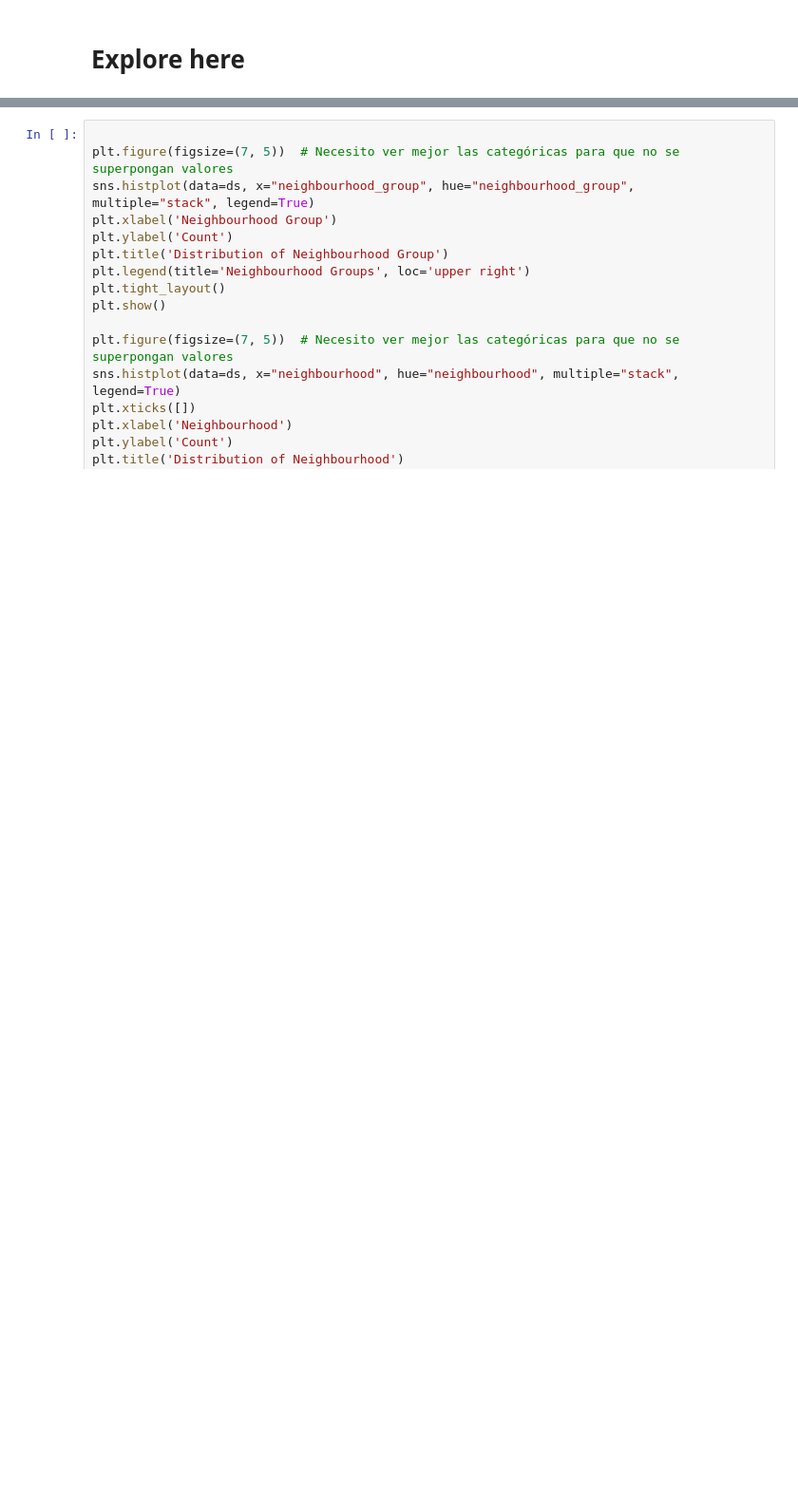
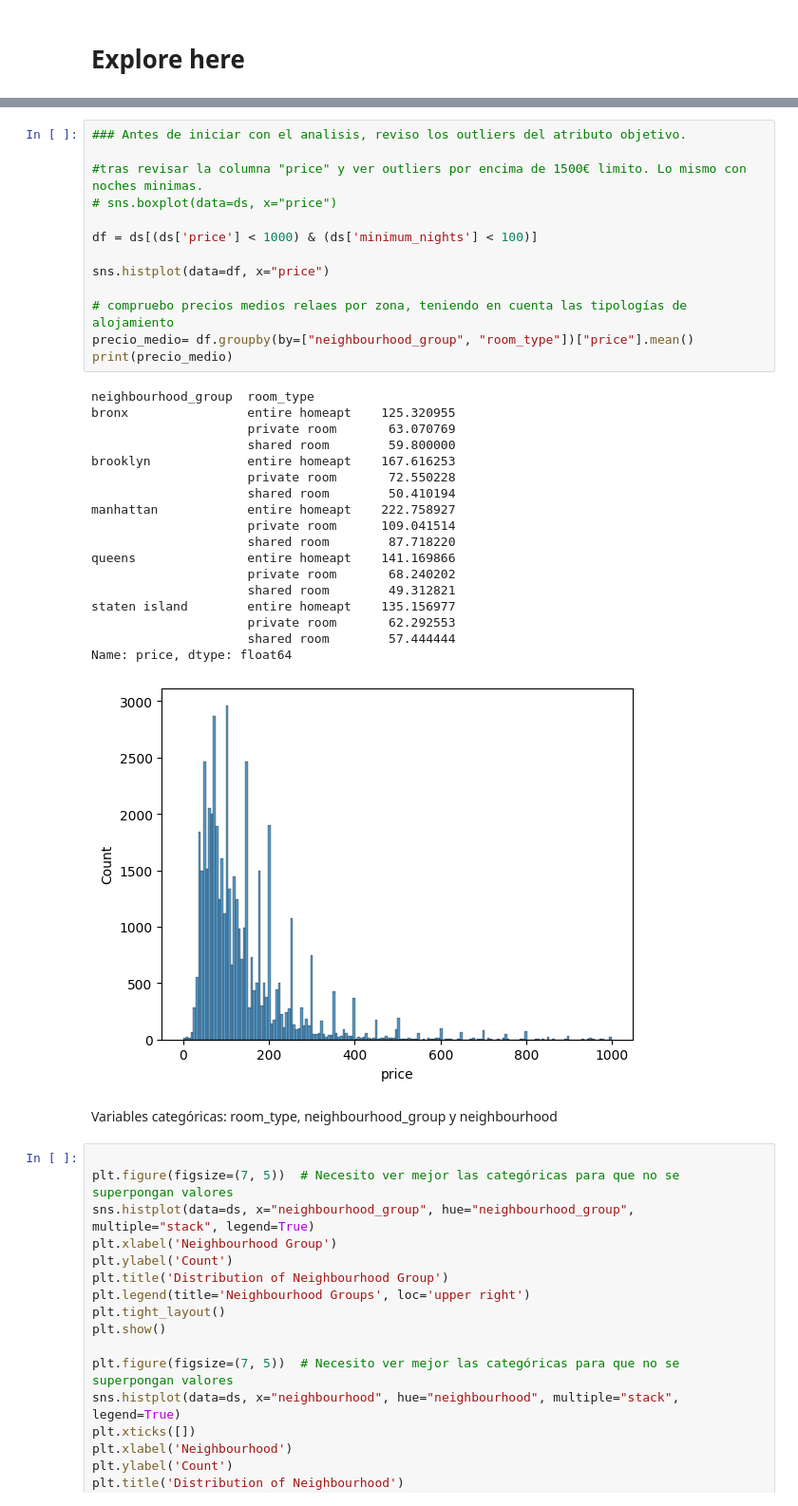
Before and after one commit to 4GeeksAcademy/Finarosalina_proyecto_EDA, a Jupyter notebook: src/explore.ipynb, the cells around one changed output, grey strips where cells are left out. Shown at 95% size. Cells and saved outputs as stored; diff of their text form; blank space fills up the shorter version.

```diff
--- a/src/explore.ipynb
+++ b/src/explore.ipynb
@@ -85,3 +65,37 @@ print(ds.head())
+# %%
+### Antes de iniciar con el analisis, reviso los outliers del atributo objetivo.
+
+#tras revisar la columna "price" y ver outliers por encima de 1500€ limito. Lo mismo con noches minimas.
+# sns.boxplot(data=ds, x="price")
+
+df = ds[(ds['price'] < 1000) & (ds['minimum_nights'] < 100)]
+
+sns.histplot(data=df, x="price")
+
+# compruebo precios medios relaes por zona, teniendo en cuenta las tipologías de alojamiento
+precio_medio= df.groupby(by=["neighbourhood_group", "room_type"])["price"].mean()
+print(precio_medio)
+# %% [output]
+neighbourhood_group  room_type
+bronx                entire homeapt    125.320955
+                     private room       63.070769
+                     shared room        59.800000
+brooklyn             entire homeapt    167.616253
+                     private room       72.550228
+                     shared room        50.410194
+manhattan            entire homeapt    222.758927
+                     private room      109.041514
+                     shared room        87.718220
+queens               entire homeapt    141.169866
+                     private room       68.240202
+                     shared room        49.312821
+staten island        entire homeapt    135.156977
+                     private room       62.292553
+                     shared room        57.444444
+Name: price, dtype: float64
+[figure, added]
+# %% [markdown]
+ Variables categóricas: room_type, neighbourhood_group y neighbourhood
 # %%
 
 plt.figure(figsize=(7, 5))  # Necesito ver mejor las categóricas para que no se superpongan valores
```
Also changed, not shown: parts of 27 cells of this notebook.
